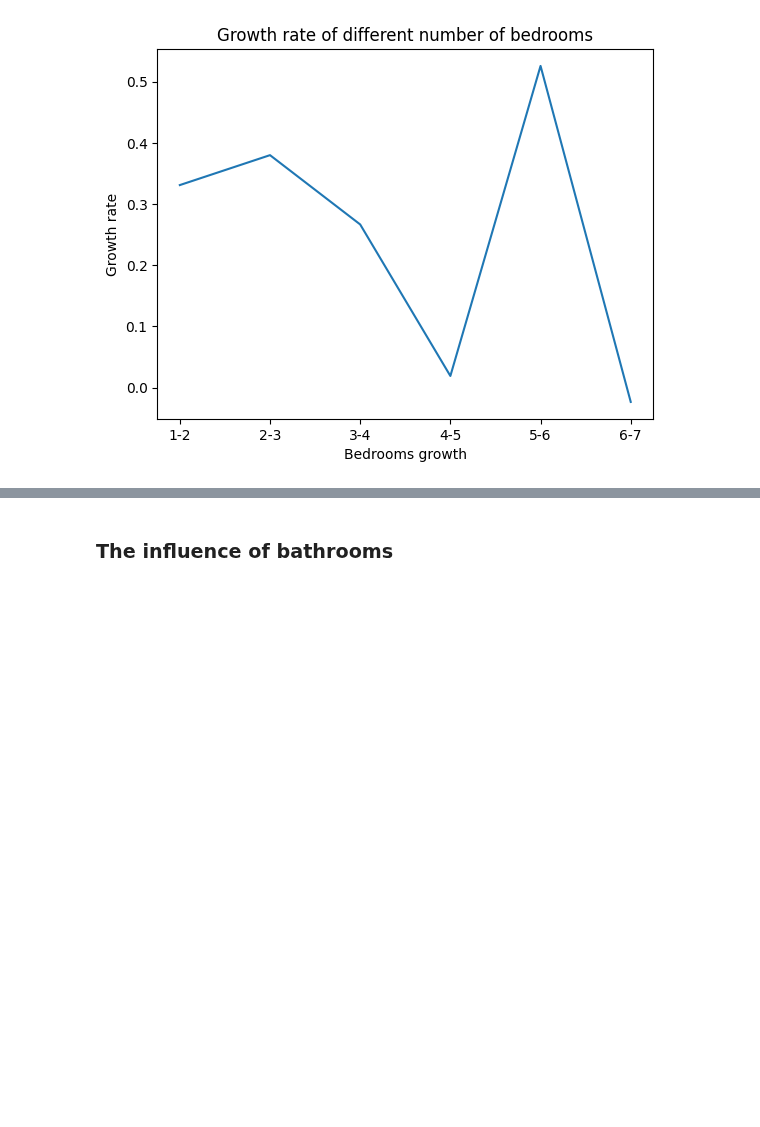
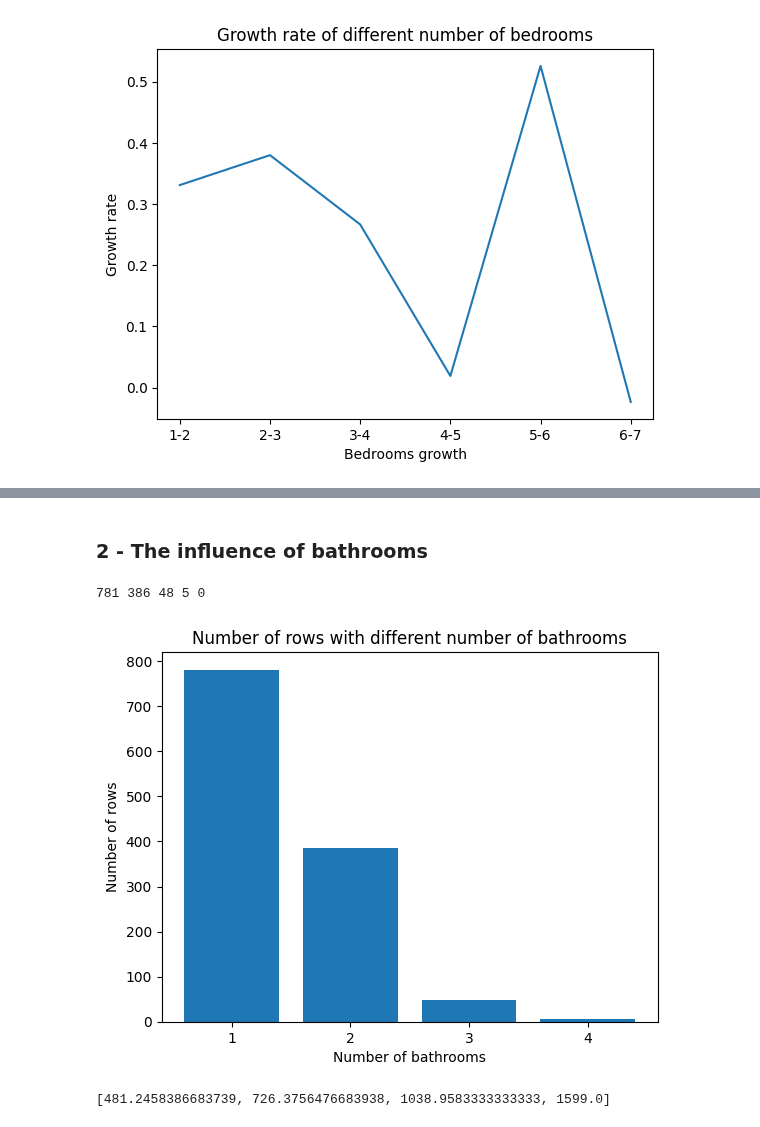
Before and after one commit to MAST30034-Applied-Data-Science/generic-real-estate-consulting-project-group-55, a Jupyter notebook: notebooks/rent_analysis.ipynb, the cells around one changed output, grey strips where cells are left out. Drawn from its saved outputs; the diff is of its cells as text; code cells hidden in the pictures; blank space fills up the shorter version.

```diff
--- a/notebooks/rent_analysis.ipynb
+++ b/notebooks/rent_analysis.ipynb
@@ -228,2 +238,36 @@ bedroom4_house = pd.read_excel(xlsx, "4 bedroom house")
 # %% [markdown]
-### The influence of bathrooms
+### 2 - The influence of bathrooms
+# %%
+# get the different data with different number of bathrooms
+rent_1bathroom = rent[rent.bathrooms == 1]
+rent_2bathroom = rent[rent.bathrooms == 2]
+rent_3bathroom = rent[rent.bathrooms == 3]
+rent_4bathroom = rent[rent.bathrooms == 4]
+
+# check there are not too many bathrooms
+rent_bathroom = rent[rent.bathrooms > 4]
+
+print(rent_1bathroom.shape[0], rent_2bathroom.shape[0], rent_3bathroom.shape[0], rent_4bathroom.shape[0], rent_bathroom.shape[0])
+# %% [output]
+781 386 48 5 0
+# %%
+# plot different bathrooms data
+plt.bar(["1", "2", "3", "4"], [rent_1bathroom.shape[0], rent_2bathroom.shape[0], rent_3bathroom.shape[0], rent_4bathroom.shape[0]])
+plt.xlabel("Number of bathrooms")
+plt.ylabel("Number of rows")
+plt.title("Number of rows with different number of bathrooms")
+plt.show()
+# %% [output]
+[figure, added]
+# %%
+# get the mean price of different number of bathrooms
+mean_1bathroom = rent_1bathroom["price"].mean()
+mean_2bathroom = rent_2bathroom["price"].mean()
+mean_3bathroom = rent_3bathroom["price"].mean()
+mean_4bathroom = rent_4bathroom["price"].mean()
+
+# create a list of mean price
+mean_bathroom = [mean_1bathroom, mean_2bathroom, mean_3bathroom, mean_4bathroom]
+mean_bathroom
+# %% [output]
+[481.2458386683739, 726.3756476683938, 1038.9583333333333, 1599.0]
```
Also changed, not shown: parts of 17 cells of this notebook.
